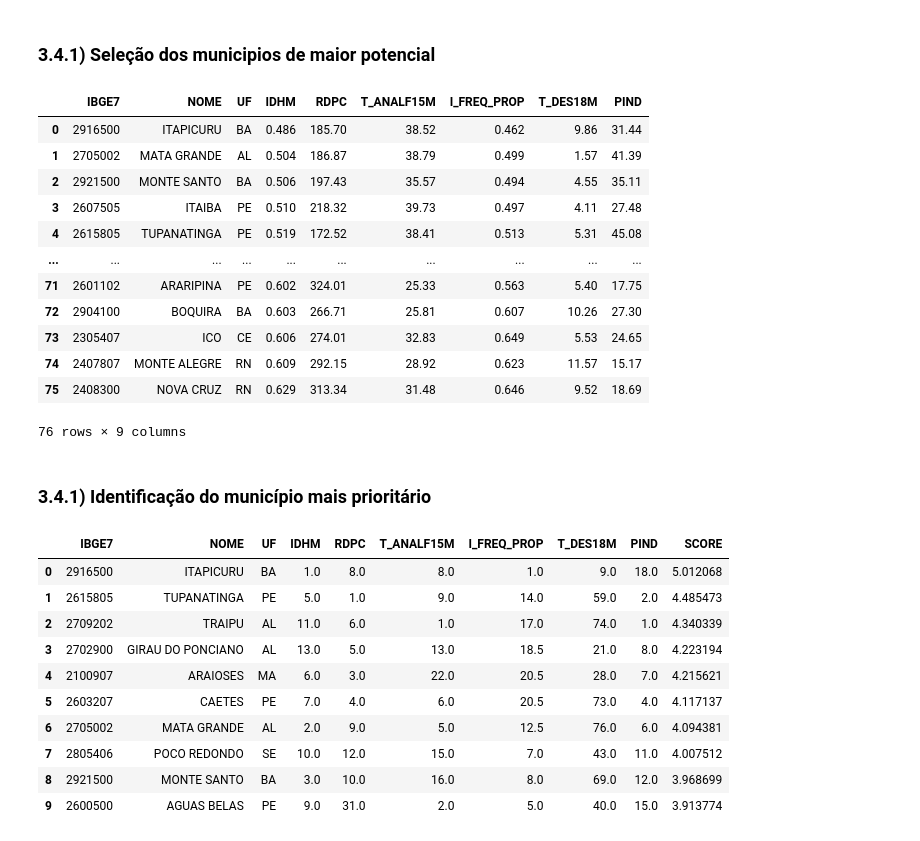
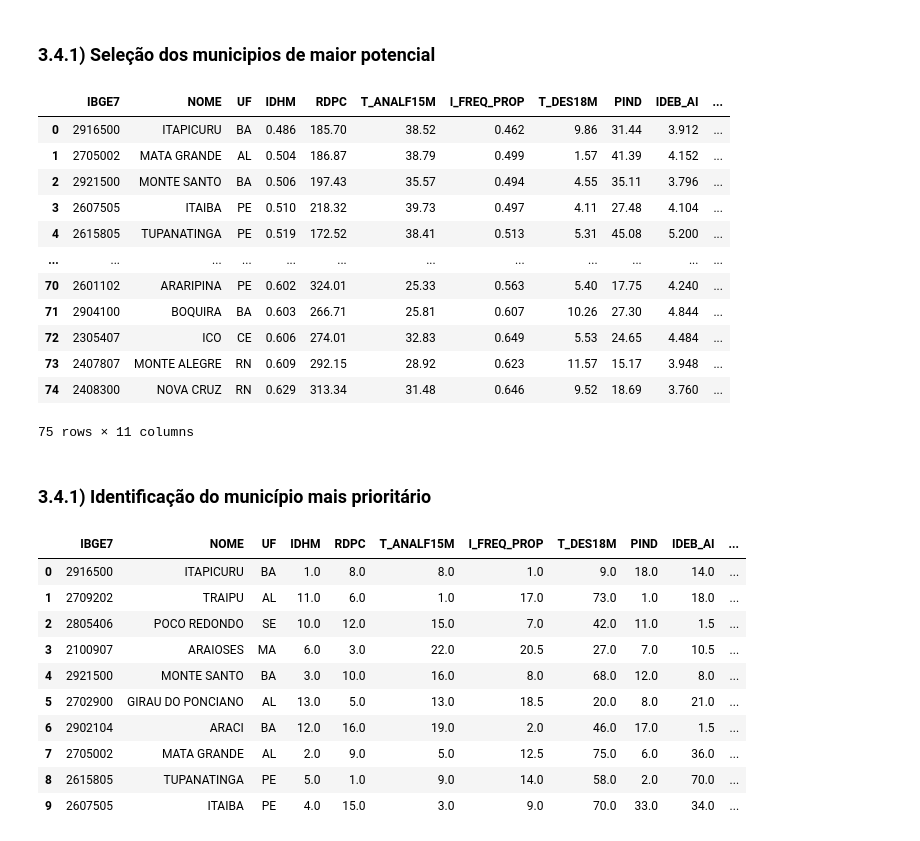
Before and after one commit to caiosoter/BCG2023, a Jupyter notebook: Notebooks/AnaliseExploratoria_PCA_Clustering.ipynb, the cells around one changed output. Saved outputs shown, nothing was run; the diff lists cells and outputs as text; code cells hidden in the pictures.

```diff
--- a/Notebooks/AnaliseExploratoria_PCA_Clustering.ipynb
+++ b/Notebooks/AnaliseExploratoria_PCA_Clustering.ipynb
@@ -57,2 +63,13 @@ memory usage: 610.9+ KB
 # %%
 columns = [coluna for coluna in df.columns if (df[coluna].dtype == 'float64')&(coluna not in ['LATITUDE', 'LONGITUDE'])]
+
+for column in columns:
+    plt.figure(figsize=(8, 5))
+    sns.violinplot(x=df[column], color='skyblue')
+
+    plt.xlabel('Valores')
+    plt.ylabel('Distribuição')
+    plt.title(f'Distribuição de {column}')
+
+    # Exiba o plot
+    plt.show()
@@ -411,7 +392,9 @@ potential_muns = potential_muns[
         'T_ANALF15M',
         'I_FREQ_PROP',
         'T_DES18M',
-        'PIND'
+        'PIND',
+        'IDEB_AI',
+        'IDEB_AF'
     ]
 ].loc[
     (potential_muns['CLUSTER'] == 1)&
@@ -422,16 +405,16 @@ potential_muns = potential_muns[
 
 potential_muns
 # %% [output]
-|  | IBGE7 | NOME | UF | IDHM | RDPC | T_ANALF15M | I_FREQ_PROP | T_DES18M | PIND |
-| 0 | 2916500 | ITAPICURU | BA | 0.486 | 185.70 | 38.52 | 0.462 | 9.86 | 31.44 |
-| 1 | 2705002 | MATA GRANDE | AL | 0.504 | 186.87 | 38.79 | 0.499 | 1.57 | 41.39 |
-| 2 | 2921500 | MONTE SANTO | BA | 0.506 | 197.43 | 35.57 | 0.494 | 4.55 | 35.11 |
-| 3 | 2607505 | ITAIBA | PE | 0.510 | 218.32 | 39.73 | 0.497 | 4.11 | 27.48 |
-| 4 | 2615805 | TUPANATINGA | PE | 0.519 | 172.52 | 38.41 | 0.513 | 5.31 | 45.08 |
-| ... | ... | ... | ... | ... | ... | ... | ... | ... | ... |
-| 71 | 2601102 | ARARIPINA | PE | 0.602 | 324.01 | 25.33 | 0.563 | 5.40 | 17.75 |
-| 72 | 2904100 | BOQUIRA | BA | 0.603 | 266.71 | 25.81 | 0.607 | 10.26 | 27.30 |
-| 73 | 2305407 | ICO | CE | 0.606 | 274.01 | 32.83 | 0.649 | 5.53 | 24.65 |
-| 74 | 2407807 | MONTE ALEGRE | RN | 0.609 | 292.15 | 28.92 | 0.623 | 11.57 | 15.17 |
-| 75 | 2408300 | NOVA CRUZ | RN | 0.629 | 313.34 | 31.48 | 0.646 | 9.52 | 18.69 |
+|  | IBGE7 | NOME | UF | IDHM | RDPC | T_ANALF15M | I_FREQ_PROP | T_DES18M | PIND | IDEB_AI | ... |
+| 0 | 2916500 | ITAPICURU | BA | 0.486 | 185.70 | 38.52 | 0.462 | 9.86 | 31.44 | 3.912 | ... |
+| 1 | 2705002 | MATA GRANDE | AL | 0.504 | 186.87 | 38.79 | 0.499 | 1.57 | 41.39 | 4.152 | ... |
+| 2 | 2921500 | MONTE SANTO | BA | 0.506 | 197.43 | 35.57 | 0.494 | 4.55 | 35.11 | 3.796 | ... |
+| 3 | 2607505 | ITAIBA | PE | 0.510 | 218.32 | 39.73 | 0.497 | 4.11 | 27.48 | 4.104 | ... |
+| 4 | 2615805 | TUPANATINGA | PE | 0.519 | 172.52 | 38.41 | 0.513 | 5.31 | 45.08 | 5.200 | ... |
+| ... | ... | ... | ... | ... | ... | ... | ... | ... | ... | ... | ... |
+| 70 | 2601102 | ARARIPINA | PE | 0.602 | 324.01 | 25.33 | 0.563 | 5.40 | 17.75 | 4.240 | ... |
+| 71 | 2904100 | BOQUIRA | BA | 0.603 | 266.71 | 25.81 | 0.607 | 10.26 | 27.30 | 4.844 | ... |
+| 72 | 2305407 | ICO | CE | 0.606 | 274.01 | 32.83 | 0.649 | 5.53 | 24.65 | 4.484 | ... |
+| 73 | 2407807 | MONTE ALEGRE | RN | 0.609 | 292.15 | 28.92 | 0.623 | 11.57 | 15.17 | 3.948 | ... |
+| 74 | 2408300 | NOVA CRUZ | RN | 0.629 | 313.34 | 31.48 | 0.646 | 9.52 | 18.69 | 3.760 | ... |
-76 rows × 9 columns
+75 rows × 11 columns
@@ -443,23 +423,23 @@ final_df.to_csv('../Dados/Tabela_final/municipios_potenciais.csv')
 # %%
 scaler = MinMaxScaler()
 best_mun = potential_muns.copy()
-for column in ['IDHM','RDPC','I_FREQ_PROP']:
+for column in ['IDHM','RDPC','I_FREQ_PROP','IDEB_AI','IDEB_AF']:
     best_mun[column] = 1/best_mun[column]
-num_metrics = ['IDHM','RDPC', 'T_ANALF15M', 'I_FREQ_PROP', 'T_DES18M','PIND']
+num_metrics = ['IDHM','RDPC', 'T_ANALF15M', 'I_FREQ_PROP', 'T_DES18M','PIND','IDEB_AI','IDEB_AF']
 best_mun[num_metrics] = scaler.fit_transform(best_mun[num_metrics])
-best_mun['SCORE'] = best_mun['IDHM'] +best_mun['RDPC'] +best_mun['T_ANALF15M'] +best_mun['I_FREQ_PROP'] + best_mun['T_DES18M'] + best_mun['PIND']
+best_mun['SCORE'] = best_mun['IDHM'] +best_mun['RDPC'] +best_mun['T_ANALF15M'] +best_mun['I_FREQ_PROP'] + best_mun['T_DES18M'] + best_mun['PIND']+ best_mun['IDEB_AI']+ best_mun['IDEB_AF']
 best_mun['SCORE'] = best_mun['SCORE']
 best_mun[num_metrics] = best_mun[num_metrics].rank(ascending=False)
 best_mun.sort_values(by='SCORE', ascending= False).head(10).reset_index().drop(columns='index')
 # %% [output]
-|  | IBGE7 | NOME | UF | IDHM | RDPC | T_ANALF15M | I_FREQ_PROP | T_DES18M | PIND | SCORE |
-| 0 | 2916500 | ITAPICURU | BA | 1.0 | 8.0 | 8.0 | 1.0 | 9.0 | 18.0 | 5.012068 |
-| 1 | 2615805 | TUPANATINGA | PE | 5.0 | 1.0 | 9.0 | 14.0 | 59.0 | 2.0 | 4.485473 |
-| 2 | 2709202 | TRAIPU | AL | 11.0 | 6.0 | 1.0 | 17.0 | 74.0 | 1.0 | 4.340339 |
-| 3 | 2702900 | GIRAU DO PONCIANO | AL | 13.0 | 5.0 | 13.0 | 18.5 | 21.0 | 8.0 | 4.223194 |
-| 4 | 2100907 | ARAIOSES | MA | 6.0 | 3.0 | 22.0 | 20.5 | 28.0 | 7.0 | 4.215621 |
-| 5 | 2603207 | CAETES | PE | 7.0 | 4.0 | 6.0 | 20.5 | 73.0 | 4.0 | 4.117137 |
-| 6 | 2705002 | MATA GRANDE | AL | 2.0 | 9.0 | 5.0 | 12.5 | 76.0 | 6.0 | 4.094381 |
-| 7 | 2805406 | POCO REDONDO | SE | 10.0 | 12.0 | 15.0 | 7.0 | 43.0 | 11.0 | 4.007512 |
-| 8 | 2921500 | MONTE SANTO | BA | 3.0 | 10.0 | 16.0 | 8.0 | 69.0 | 12.0 | 3.968699 |
-| 9 | 2600500 | AGUAS BELAS | PE | 9.0 | 31.0 | 2.0 | 5.0 | 40.0 | 15.0 | 3.913774 |
+|  | IBGE7 | NOME | UF | IDHM | RDPC | T_ANALF15M | I_FREQ_PROP | T_DES18M | PIND | IDEB_AI | ... |
+| 0 | 2916500 | ITAPICURU | BA | 1.0 | 8.0 | 8.0 | 1.0 | 9.0 | 18.0 | 14.0 | ... |
+| 1 | 2709202 | TRAIPU | AL | 11.0 | 6.0 | 1.0 | 17.0 | 73.0 | 1.0 | 18.0 | ... |
+| 2 | 2805406 | POCO REDONDO | SE | 10.0 | 12.0 | 15.0 | 7.0 | 42.0 | 11.0 | 1.5 | ... |
+| 3 | 2100907 | ARAIOSES | MA | 6.0 | 3.0 | 22.0 | 20.5 | 27.0 | 7.0 | 10.5 | ... |
+| 4 | 2921500 | MONTE SANTO | BA | 3.0 | 10.0 | 16.0 | 8.0 | 68.0 | 12.0 | 8.0 | ... |
+| 5 | 2702900 | GIRAU DO PONCIANO | AL | 13.0 | 5.0 | 13.0 | 18.5 | 20.0 | 8.0 | 21.0 | ... |
+| 6 | 2902104 | ARACI | BA | 12.0 | 16.0 | 19.0 | 2.0 | 46.0 | 17.0 | 1.5 | ... |
+| 7 | 2705002 | MATA GRANDE | AL | 2.0 | 9.0 | 5.0 | 12.5 | 75.0 | 6.0 | 36.0 | ... |
+| 8 | 2615805 | TUPANATINGA | PE | 5.0 | 1.0 | 9.0 | 14.0 | 58.0 | 2.0 | 70.0 | ... |
+| 9 | 2607505 | ITAIBA | PE | 4.0 | 15.0 | 3.0 | 9.0 | 70.0 | 33.0 | 34.0 | ... |
```
Also changed, not shown: parts of 19 cells of this notebook, 3 other files.
